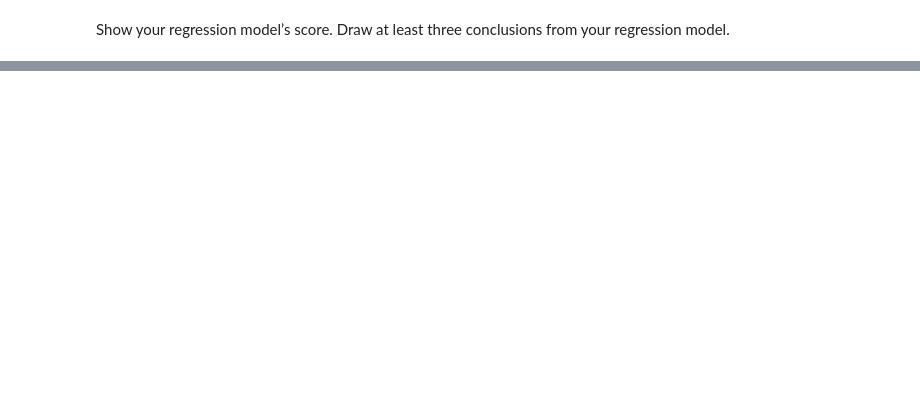
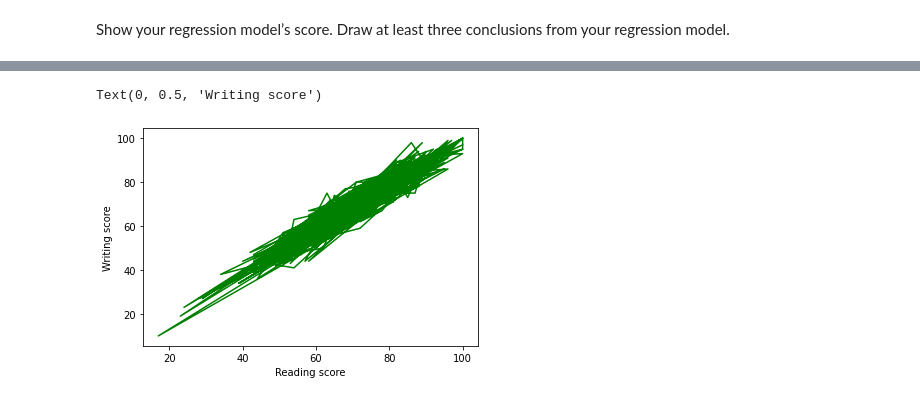
Before and after one commit to mohammadsilwadi/linear-regression, a Jupyter notebook: regression.ipynb, the cells around one changed output, grey strips where cells are left out. Drawn from its saved outputs; the diff is of its cells as text; code cells hidden in the pictures; blank space fills up the shorter version.

```diff
--- a/regression.ipynb
+++ b/regression.ipynb
@@ -181,0 +103,8 @@ Text(0.5, 1.0, 'Perfprmance Model')
+# %%
+plt.plot(x_test,y_test,color='green')
+
+plt.xlabel("Reading score")
+plt.ylabel("Writing score")
+# %% [output]
+Text(0, 0.5, 'Writing score')
+[figure, added]
```
Also changed, not shown: parts of 6 cells of this notebook.
